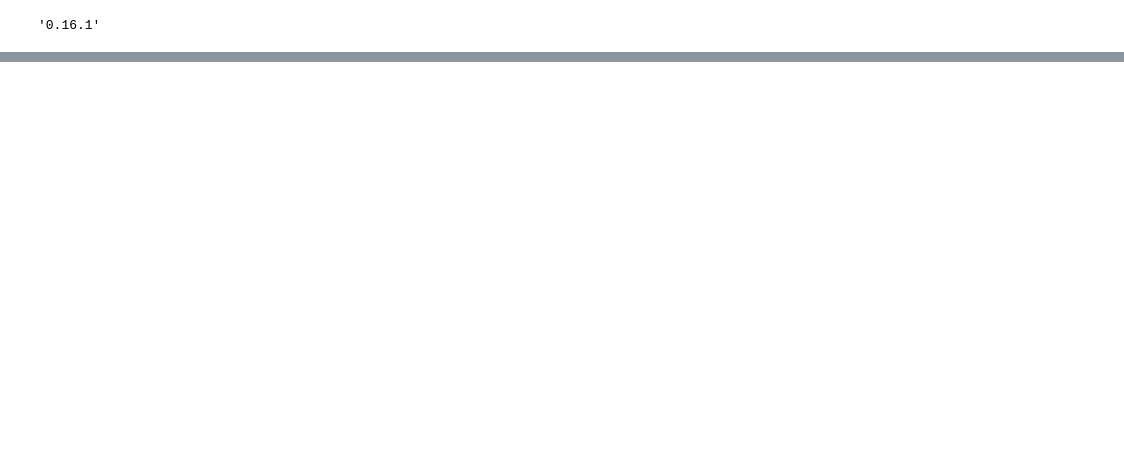
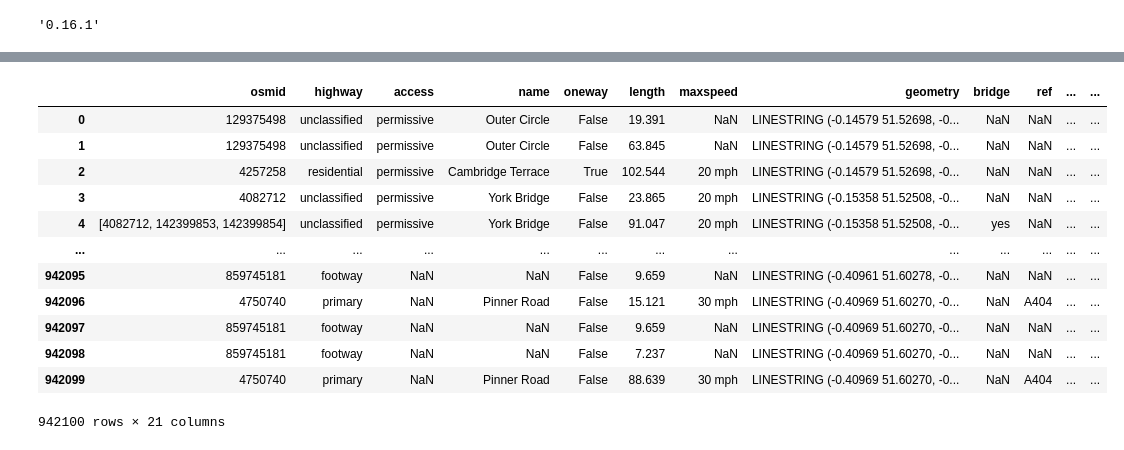
Before and after one commit to burakince/osmnx-examples, a Jupyter notebook: notebooks/load-from-graphml.ipynb, the cells around one changed output, grey strips where cells are left out. Saved outputs shown, nothing was run; the diff lists cells and outputs as text; code cells hidden in the pictures; blank space fills up the shorter version.

```diff
--- a/notebooks/load-from-graphml.ipynb
+++ b/notebooks/load-from-graphml.ipynb
@@ -15,2 +22,3 @@ fig, ax = ox.plot_graph(G, node_color='r')
 # %%
-df = ox.graph_to_gdfs(G)
+%%time
+nodesDf, edgesDf = ox.graph_to_gdfs(G)
@@ -36,0 +44,16 @@ df
+# %%
+edgesDf
+# %% [output]
+|  | osmid | highway | access | name | oneway | length | maxspeed | geometry | bridge | ref | ... | ... |
+| 0 | 129375498 | unclassified | permissive | Outer Circle | False | 19.391 | NaN | LINESTRING (-0.14579 51.52698, -0... | NaN | NaN | ... | ... |
+| 1 | 129375498 | unclassified | permissive | Outer Circle | False | 63.845 | NaN | LINESTRING (-0.14579 51.52698, -0... | NaN | NaN | ... | ... |
+| 2 | 4257258 | residential | permissive | Cambridge Terrace | True | 102.544 | 20 mph | LINESTRING (-0.14579 51.52698, -0... | NaN | NaN | ... | ... |
+| 3 | 4082712 | unclassified | permissive | York Bridge | False | 23.865 | 20 mph | LINESTRING (-0.15358 51.52508, -0... | NaN | NaN | ... | ... |
+| 4 | [4082712, 142399853, 142399854] | unclassified | permissive | York Bridge | False | 91.047 | 20 mph | LINESTRING (-0.15358 51.52508, -0... | yes | NaN | ... | ... |
+| ... | ... | ... | ... | ... | ... | ... | ... | ... | ... | ... | ... | ... |
+| 942095 | 859745181 | footway | NaN | NaN | False | 9.659 | NaN | LINESTRING (-0.40961 51.60278, -0... | NaN | NaN | ... | ... |
+| 942096 | 4750740 | primary | NaN | Pinner Road | False | 15.121 | 30 mph | LINESTRING (-0.40969 51.60270, -0... | NaN | A404 | ... | ... |
+| 942097 | 859745181 | footway | NaN | NaN | False | 9.659 | NaN | LINESTRING (-0.40969 51.60270, -0... | NaN | NaN | ... | ... |
+| 942098 | 859745181 | footway | NaN | NaN | False | 7.237 | NaN | LINESTRING (-0.40969 51.60270, -0... | NaN | NaN | ... | ... |
+| 942099 | 4750740 | primary | NaN | Pinner Road | False | 88.639 | 30 mph | LINESTRING (-0.40969 51.60270, -0... | NaN | A404 | ... | ... |
+942100 rows × 21 columns
```
Also changed, not shown: parts of 6 cells of this notebook, 1 other file.
